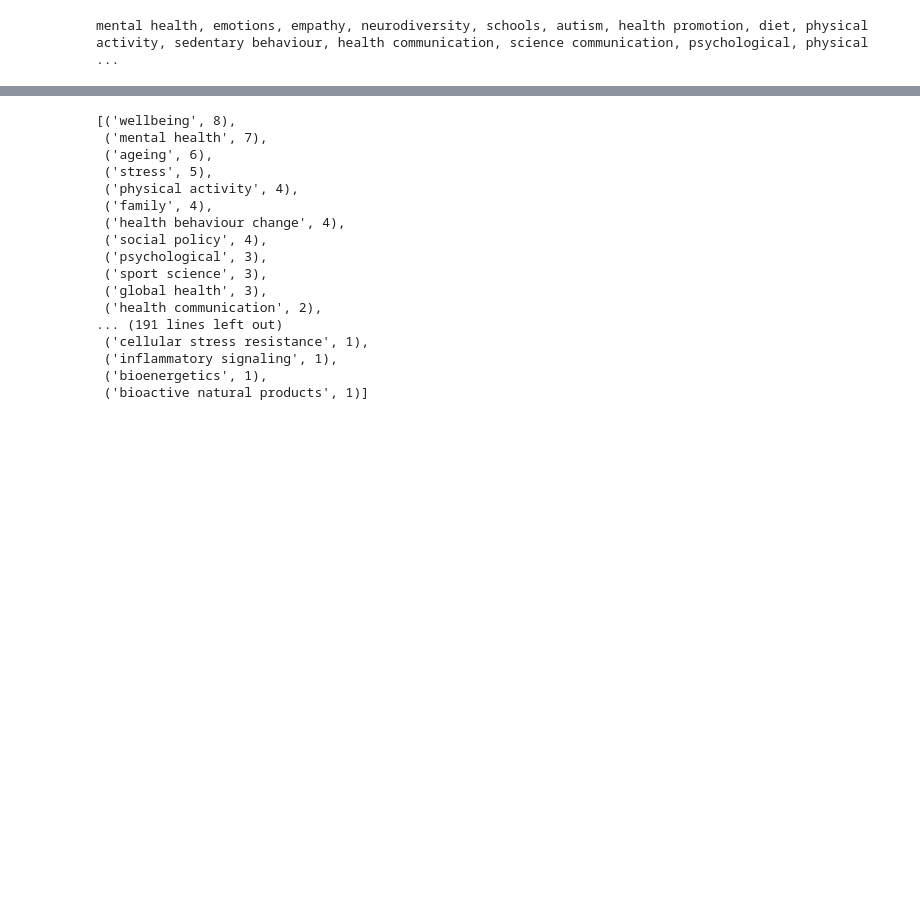
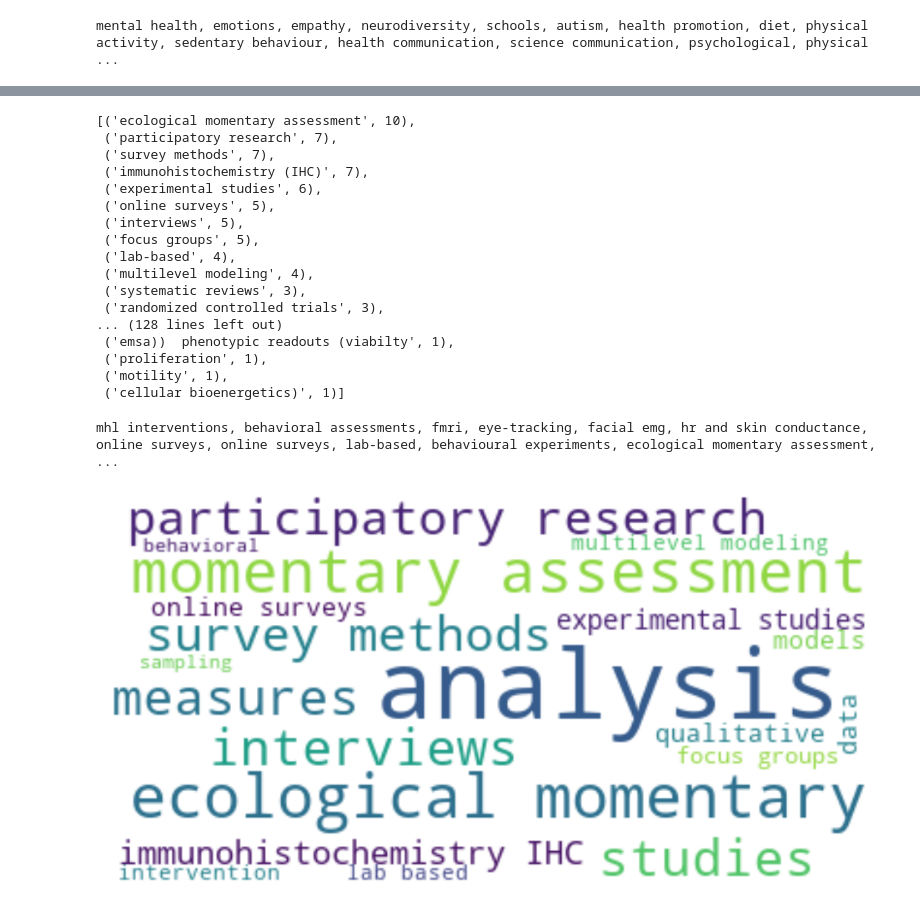
Before and after one commit to lakhi/health_in_society_research_network, a Jupyter notebook: notebooks/word_clouds.ipynb, the cells around one changed output, grey strips where cells are left out. Saved outputs shown, nothing was run; the diff lists cells and outputs as text; code cells hidden in the pictures; blank space fills up the shorter version.

```diff
--- a/notebooks/word_clouds.ipynb
+++ b/notebooks/word_clouds.ipynb
@@ -96,0 +182,2 @@ plt.show()
+# %%
+df['research_methods_keywords'] = df['research_methods_keywords'].apply(lambda x: [keyword.lower() for keyword in x])
@@ -180,27 +280,25 @@ wellbeing -> well-being
 # %%
-from collections import Counter
-
 # Flatten the list of lists and count the occurrences of each keyword
-health_keywords_flat = [keyword for sublist in df['health_research_keywords'] for keyword in sublist]
-health_keywords_counter = Counter(health_keywords_flat)
+rm_keywords_flat = [keyword for sublist in df['research_methods_keywords'] for keyword in sublist]
+rm = Counter(rm_keywords_flat)
 
 # Display the counter in descending order
-health_keywords_counter.most_common()
+rm.most_common()
 # %% [output]
-[('wellbeing', 8),
- ('mental health', 7),
- ('ageing', 6),
- ('stress', 5),
- ('physical activity', 4),
- ('family', 4),
- ('health behaviour change', 4),
- ('social policy', 4),
- ('psychological', 3),
- ('sport science', 3),
- ('global health', 3),
- ('health communication', 2),
-... (191 lines left out)
- ('cellular stress resistance', 1),
- ('inflammatory signaling', 1),
- ('bioenergetics', 1),
- ('bioactive natural products', 1)]
+[('ecological momentary assessment', 10),
+ ('participatory research', 7),
+ ('survey methods', 7),
+ ('immunohistochemistry (IHC)', 7),
+ ('experimental studies', 6),
+ ('online surveys', 5),
+ ('interviews', 5),
+ ('focus groups', 5),
+ ('lab-based', 4),
+ ('multilevel modeling', 4),
+ ('systematic reviews', 3),
+ ('randomized controlled trials', 3),
+... (128 lines left out)
+ ('emsa))  phenotypic readouts (viabilty', 1),
+ ('proliferation', 1),
+ ('motility', 1),
+ ('cellular bioenergetics)', 1)]
@@ -208,0 +305,20 @@ health_keywords_counter.most_common()
+# %%
+rm_keywords_text = ''
+for keyword_list in df['research_methods_keywords']:
+    for keyword in keyword_list:
+        rm_keywords_text += keyword + ', '
+
+print(rm_keywords_text)
+# %% [output]
+mhl interventions, behavioral assessments, fmri, eye-tracking, facial emg, hr and skin conductance, online surveys, online surveys, lab-based, behavioural experiments, ecological momentary assessment, ...
+# %%
+wordcloud = WordCloud(max_font_size=50, max_words=20, background_color="white").generate(rm_keywords_text)
+plt.figure()
+
+# Display the generated image:
+plt.imshow(wordcloud, interpolation='bilinear')
+plt.gcf().set_size_inches(12, 10)
+plt.axis("off")
+plt.show()
+# %% [output]
+[figure, added]
```
Also changed, not shown: parts of 11 cells of this notebook, 2 other files.
